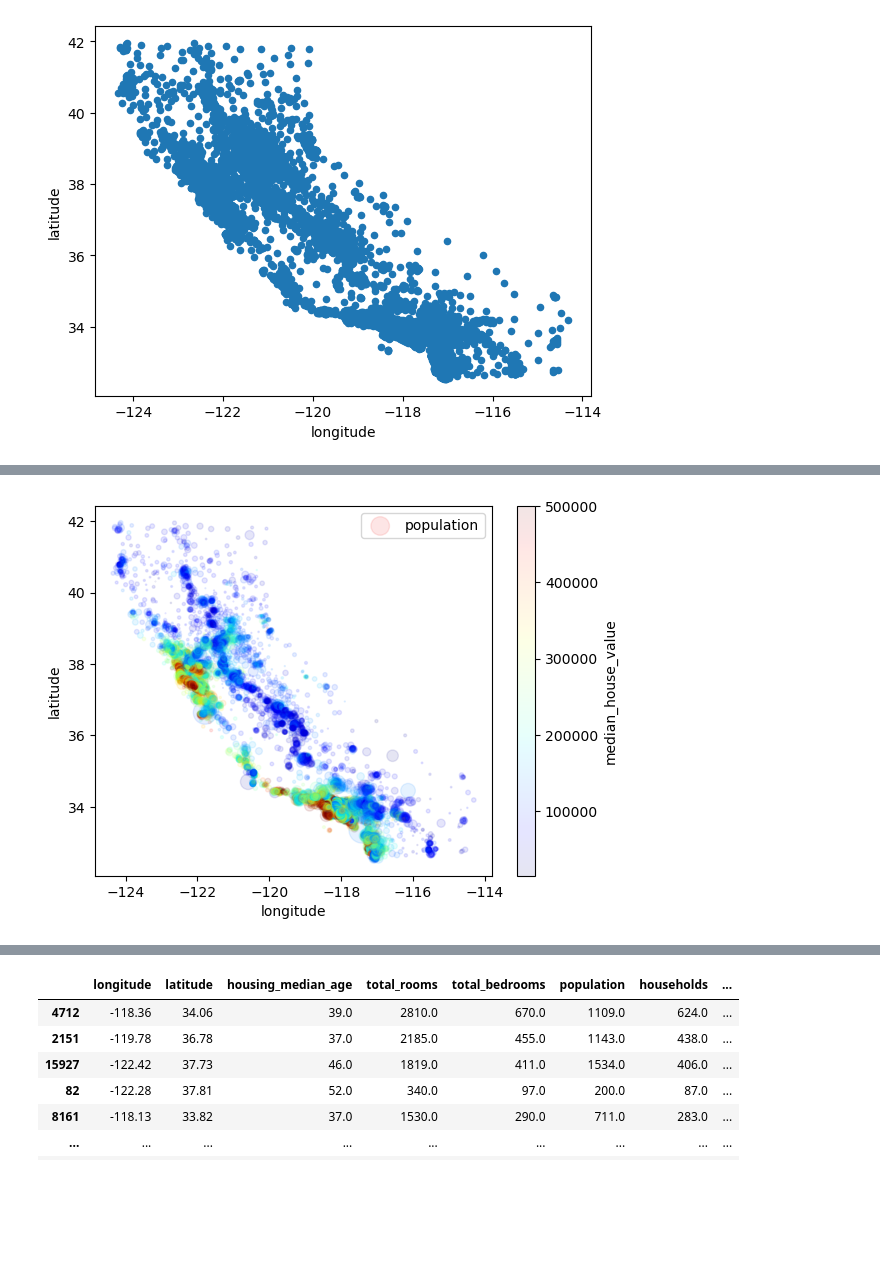
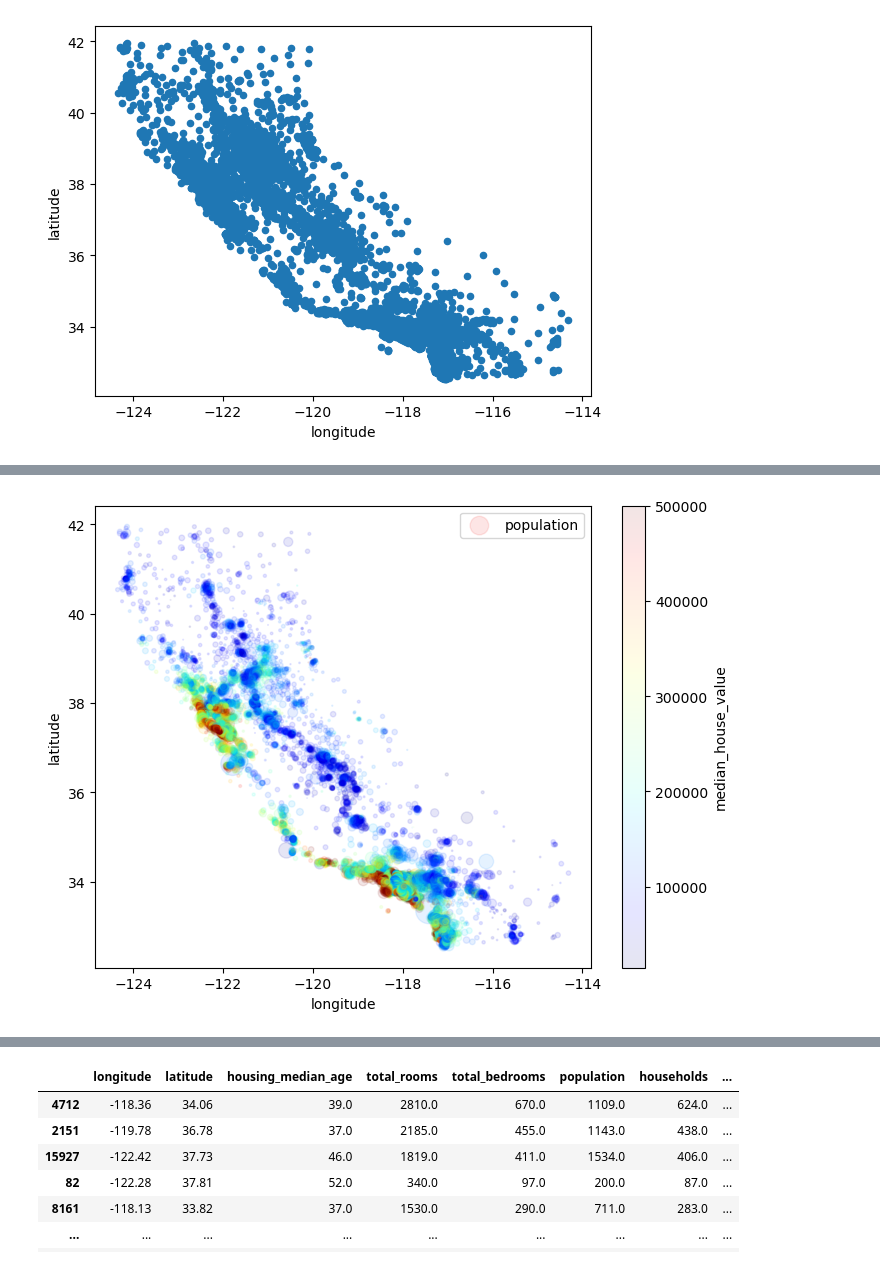
Before and after one commit to johannesmakgetha/California-Housing-Price, a Jupyter notebook: california_housing_prices.ipynb, the cells around one changed output, grey strips where cells are left out. Drawn from its saved outputs; the diff is of its cells as text; code cells hidden in the pictures; blank space fills up the shorter version.

```diff
--- a/california_housing_prices.ipynb
+++ b/california_housing_prices.ipynb
@@ -16,0 +76,2 @@ housing_df.head()
+# %%
+housing_df = housing_df.dropna()
@@ -61,6 +112,6 @@ plt.show()
 # %%
 housing_df.plot(kind='scatter',x='longitude',y='latitude',alpha =0.1,s=housing_df['population']/100,label = 'population',
-            c='median_house_value',cmap=plt.get_cmap("jet"))
+            c='median_house_value',cmap=plt.get_cmap("jet"), figsize=(8,6))
 plt.show()
 # %% [output]
-[figure, old version]
+[figure, new version]
```
Also changed, not shown: parts of 32 cells of this notebook.
